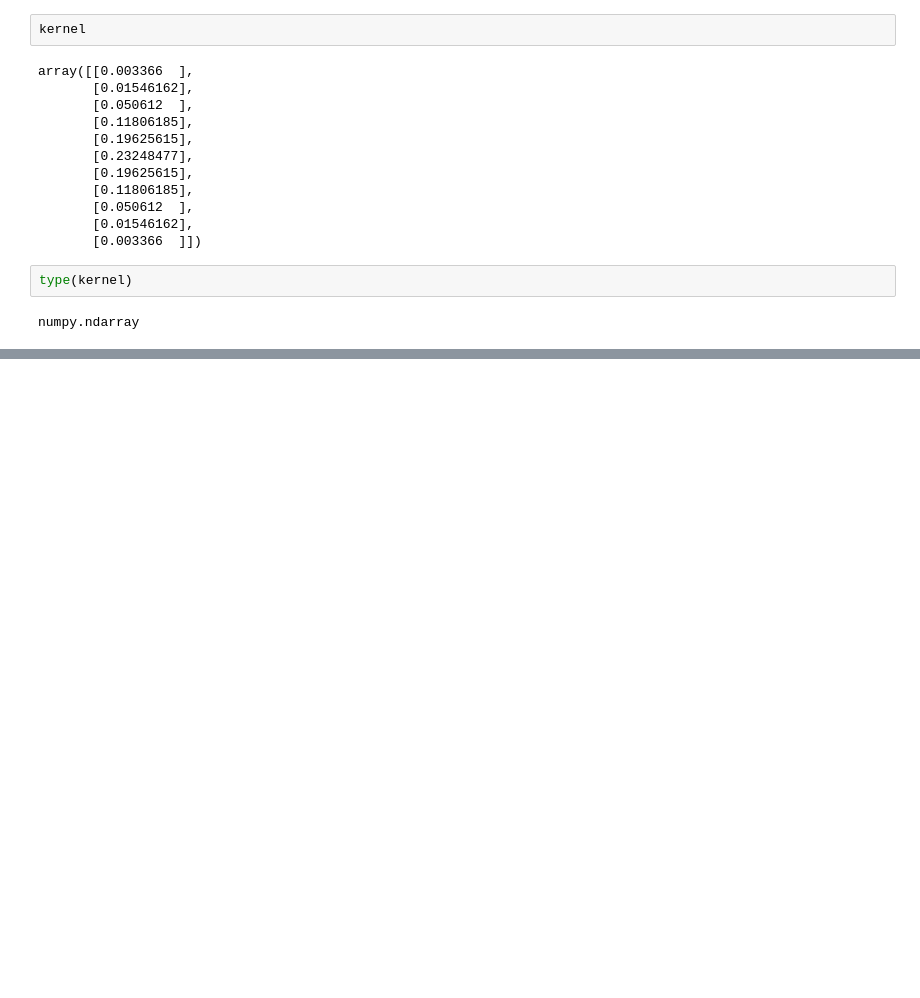
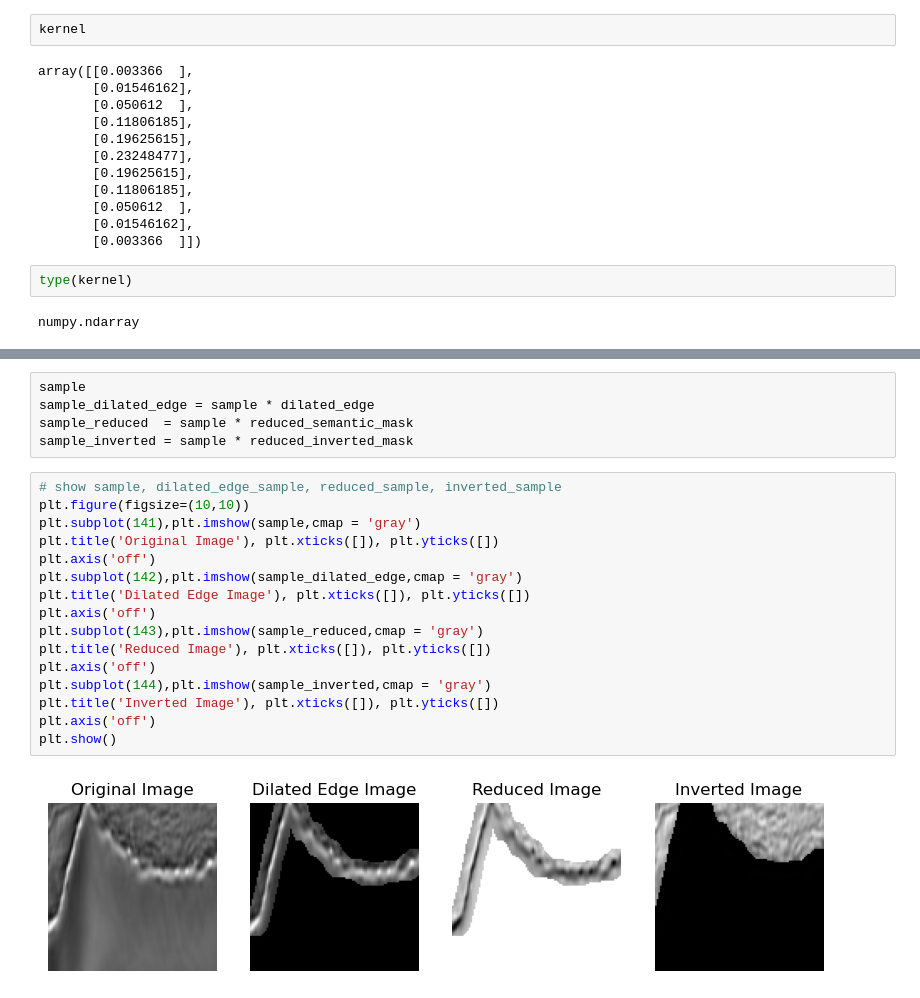
Before and after one commit to lucterres/textureSSD, a Jupyter notebook: notebook.ipynb, the cells around one changed output, grey strips where cells are left out. Saved outputs shown, nothing was run; the diff lists cells and outputs as text; blank space fills up the shorter version.

```diff
--- a/notebook.ipynb
+++ b/notebook.ipynb
@@ -83,0 +152,23 @@ dilated_mask = cv2.dilate(pixel_mask, kernel, iterations=1)
+# %%
+sample
+sample_dilated_edge = sample * dilated_edge
+sample_reduced  = sample * reduced_semantic_mask
+sample_inverted = sample * reduced_inverted_mask
+# %%
+# show sample, dilated_edge_sample, reduced_sample, inverted_sample
+plt.figure(figsize=(10,10))
+plt.subplot(141),plt.imshow(sample,cmap = 'gray')
+plt.title('Original Image'), plt.xticks([]), plt.yticks([])
+plt.axis('off')
+plt.subplot(142),plt.imshow(sample_dilated_edge,cmap = 'gray')
+plt.title('Dilated Edge Image'), plt.xticks([]), plt.yticks([])
+plt.axis('off')
+plt.subplot(143),plt.imshow(sample_reduced,cmap = 'gray')
+plt.title('Reduced Image'), plt.xticks([]), plt.yticks([])
+plt.axis('off')
+plt.subplot(144),plt.imshow(sample_inverted,cmap = 'gray')
+plt.title('Inverted Image'), plt.xticks([]), plt.yticks([])
+plt.axis('off')
+plt.show()
+# %% [output]
+[figure, added]
```
Also changed, not shown: parts of 16 cells of this notebook, 1 other file.
